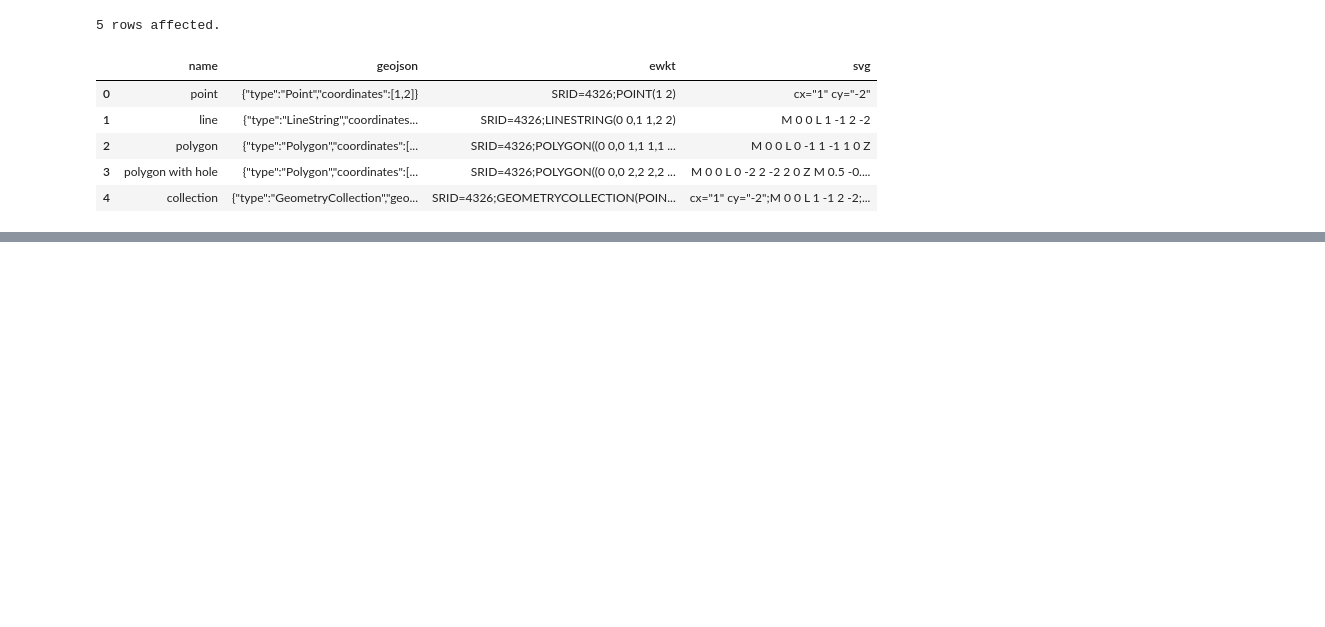
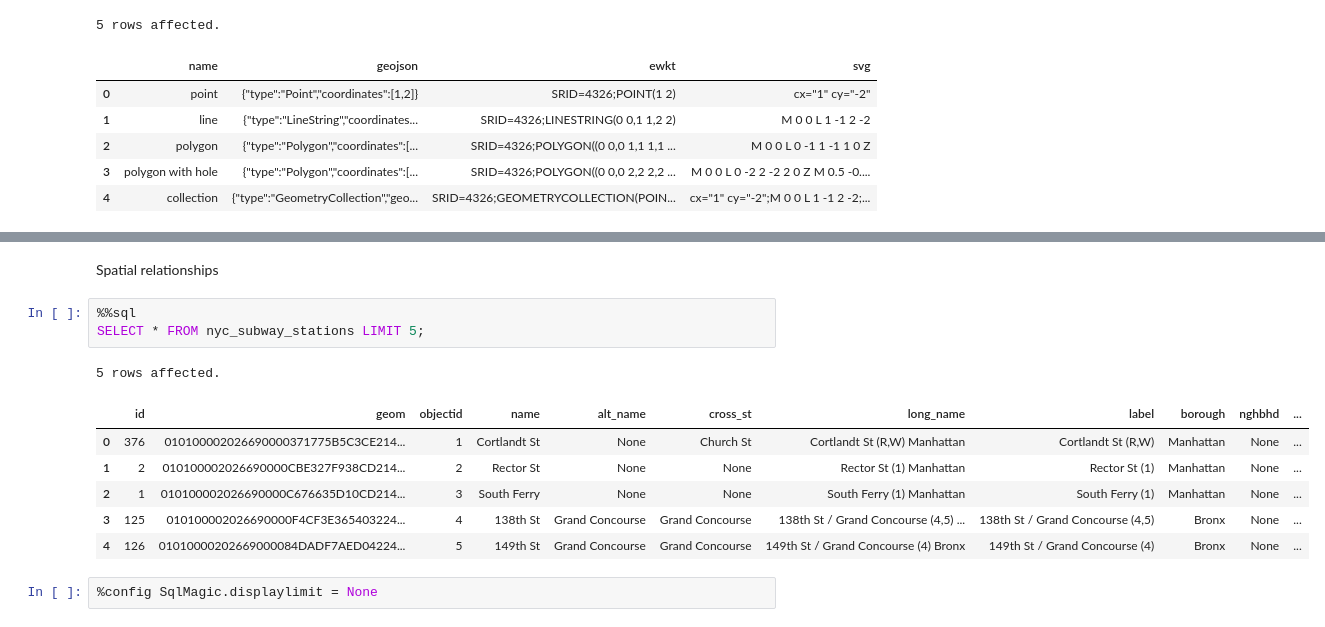
Before and after one commit to Vikash-exe/SQL, a Jupyter notebook: PostgreSQL.ipynb, the cells around one changed output, grey strips where cells are left out. Drawn from its saved outputs; the diff is of its cells as text; blank space fills up the shorter version.

Commit message:
spatial analysis

```diff
--- a/PostgreSQL.ipynb
+++ b/PostgreSQL.ipynb
@@ -325,0 +354,15 @@ FROM geometrics;
+# %% [markdown]
+Spatial relationships
+# %%
+%%sql
+SELECT * FROM nyc_subway_stations LIMIT 5;
+# %% [output]
+5 rows affected.
+|  | id | geom | objectid | name | alt_name | cross_st | long_name | label | borough | nghbhd | ... |
+| 0 | 376 | 010100002026690000371775B5C3CE214... | 1 | Cortlandt St | None | Church St | Cortlandt St (R,W) Manhattan | Cortlandt St (R,W) | Manhattan | None | ... |
+| 1 | 2 | 010100002026690000CBE327F938CD214... | 2 | Rector St | None | None | Rector St (1) Manhattan | Rector St (1) | Manhattan | None | ... |
+| 2 | 1 | 010100002026690000C676635D10CD214... | 3 | South Ferry | None | None | South Ferry (1) Manhattan | South Ferry (1) | Manhattan | None | ... |
+| 3 | 125 | 010100002026690000F4CF3E365403224... | 4 | 138th St | Grand Concourse | Grand Concourse | 138th St / Grand Concourse (4,5) ... | 138th St / Grand Concourse (4,5) | Bronx | None | ... |
+| 4 | 126 | 01010000202669000084DADF7AED04224... | 5 | 149th St | Grand Concourse | Grand Concourse | 149th St / Grand Concourse (4) Bronx | 149th St / Grand Concourse (4) | Bronx | None | ... |
+# %%
+%config SqlMagic.displaylimit = None
```
Also changed, not shown: parts of 12 cells of this notebook.
